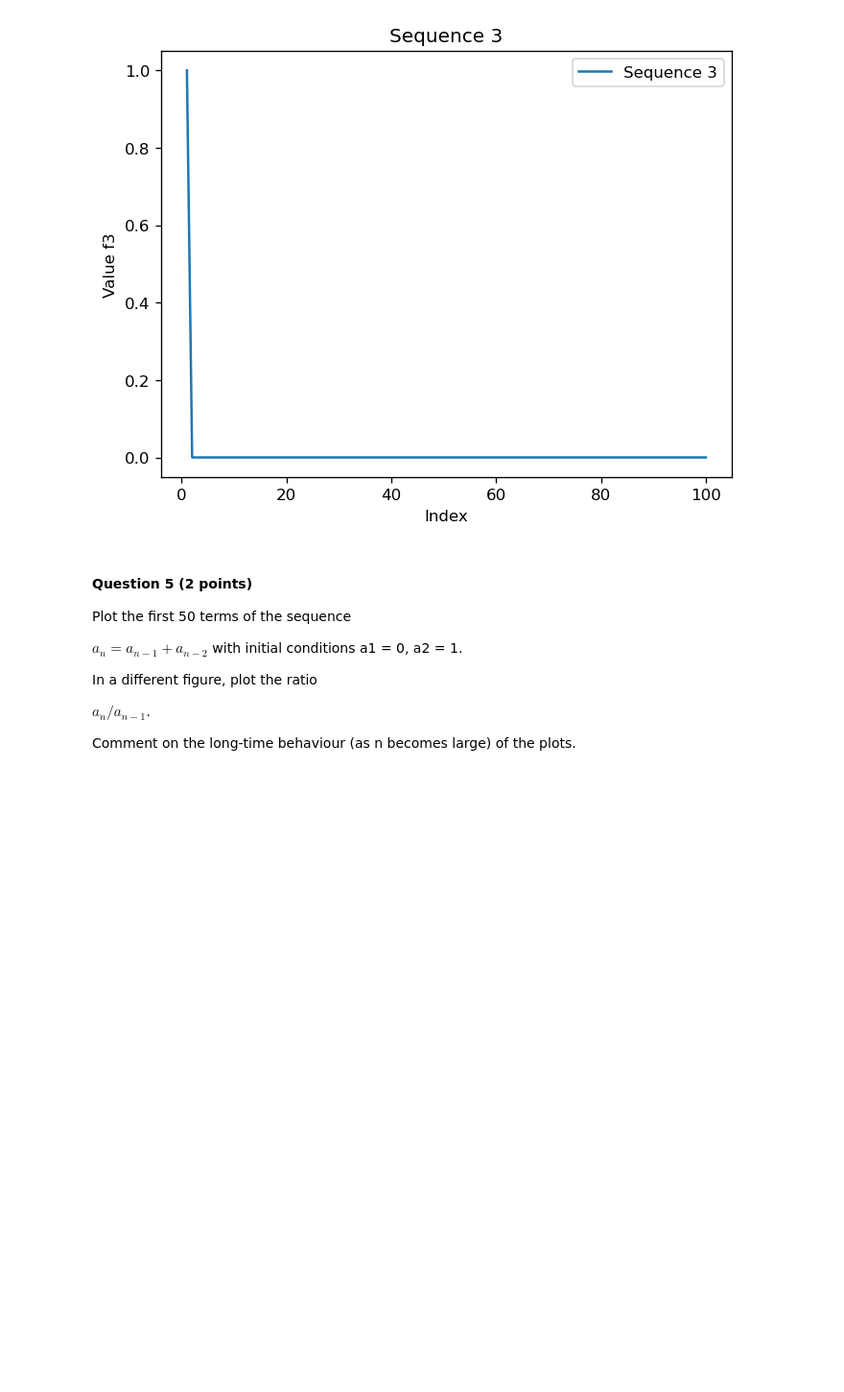
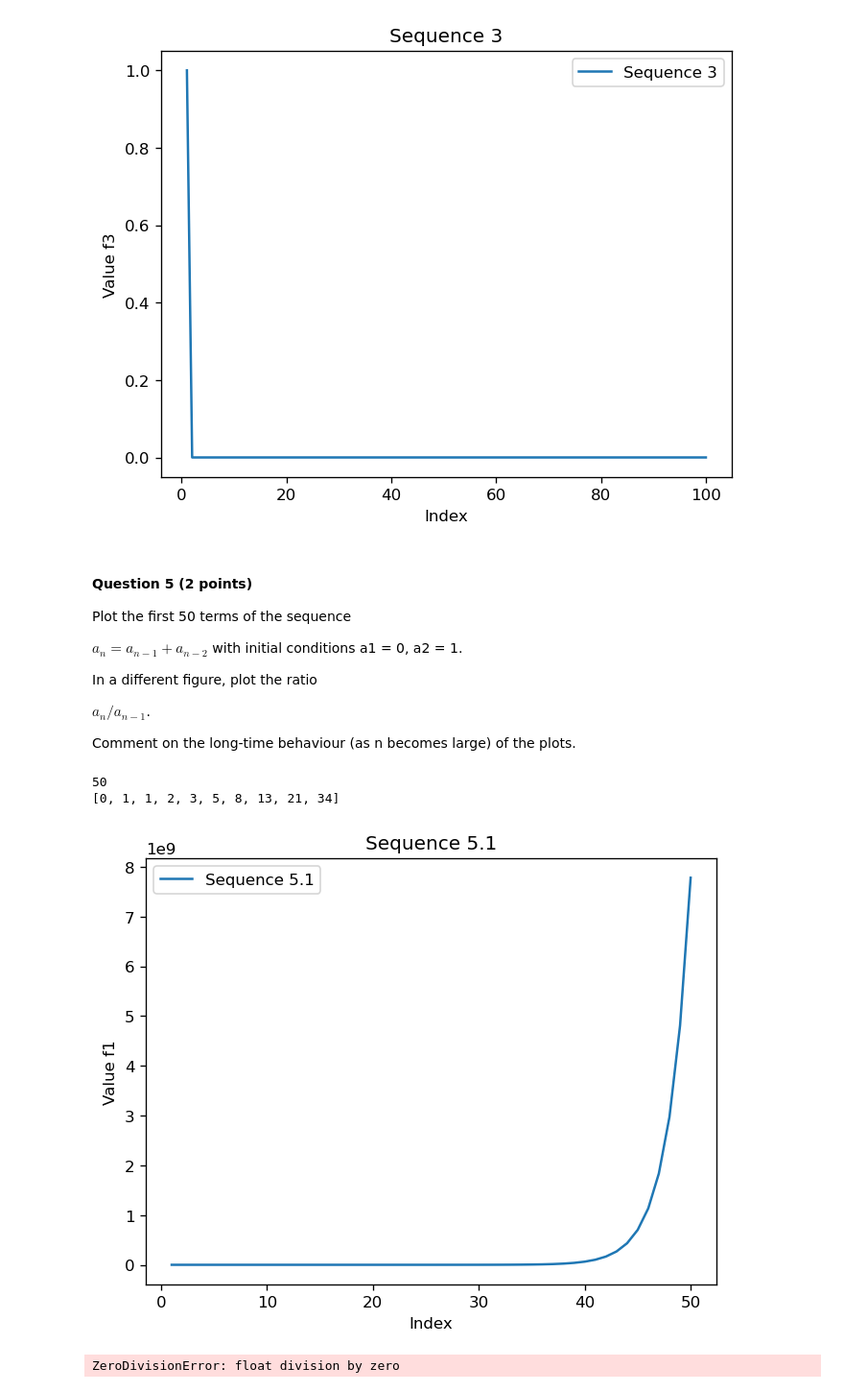
Before and after one commit to robwhite-lis/complexity_quizzes, a Jupyter notebook: Quizz1.ipynb, the cells around one changed output. Shown at 96% size. Drawn from its saved outputs; the diff is of its cells as text; code cells hidden in the pictures; blank space fills up the shorter version.

```diff
--- a/Quizz1.ipynb
+++ b/Quizz1.ipynb
@@ -208,9 +208,10 @@ Plot the first 100 terms of the following sequences:
 def f1(a,b,c):
     return (a + b + c)
 
-data = [1,1,1]
 
 a1, a2, a3 = [1,1,1]
+
+data = [a1, a2, a3]
 
 for n in range(0, 97):
     an = f1(a1,a2,a3)
@@ -241,9 +242,9 @@ plt.show()
 def f2(a,b):
     return (a - 2*b)
 
-data = [1,1]
+a1, a2 = [1,1]
 
-a1, a2 = [1,1]
+data = [a1, a2]
 
 for n in range(0, 98):
     an = f2(a1,a2)
@@ -316,19 +317,58 @@ $a_n / a_{n−1}$.
 
 Comment on the long-time behaviour (as n becomes large) of the plots.
 # %%
-def f3(a):
-    return 4*a*(1 - a)
+def f1(a,b):
+    return a + b
 
 
-data = [1]
+a1 = 0
+a2 = 1
 
-a1 = 1
+data = [a1, a2]
 
-for n in range(0, 99):
-    an = f3(a1)
+for n in range(0, 48):
+    an = f1(a1, a2)
     data.append(an)
-    a1 = an
-
+    a1 = a2
+    a2 = an
 
 print(len(data))
 print(data[:10])
+# %% [output]
+50
+[0, 1, 1, 2, 3, 5, 8, 13, 21, 34]
+# %%
+xlist = np.linspace(1,50,50)
+ylist = data
+# %%
+plt.figure(num=0,dpi=120)
+plt.plot(xlist,ylist, label="Sequence 5.1")
+plt.title("Sequence 5.1")
+plt.xlabel("Index")
+plt.ylabel("Value f1")
+plt.legend()
+plt.show()
+# %% [output]
+[figure, added]
+# %%
+def f2(a,b):
+    return b / a
+
+
+a = 0.0
+b = 1.0
+
+data = []
+
+
+
+for n in range(0, 48):
+    an = f2(a, b)
+    data.append(an)
+    a = b
+    b = an
+
+print(len(data))
+print(data[:10])
+# %% [output]
+ZeroDivisionError: float division by zero
```
Also changed, not shown: parts of 5 cells of this notebook.
